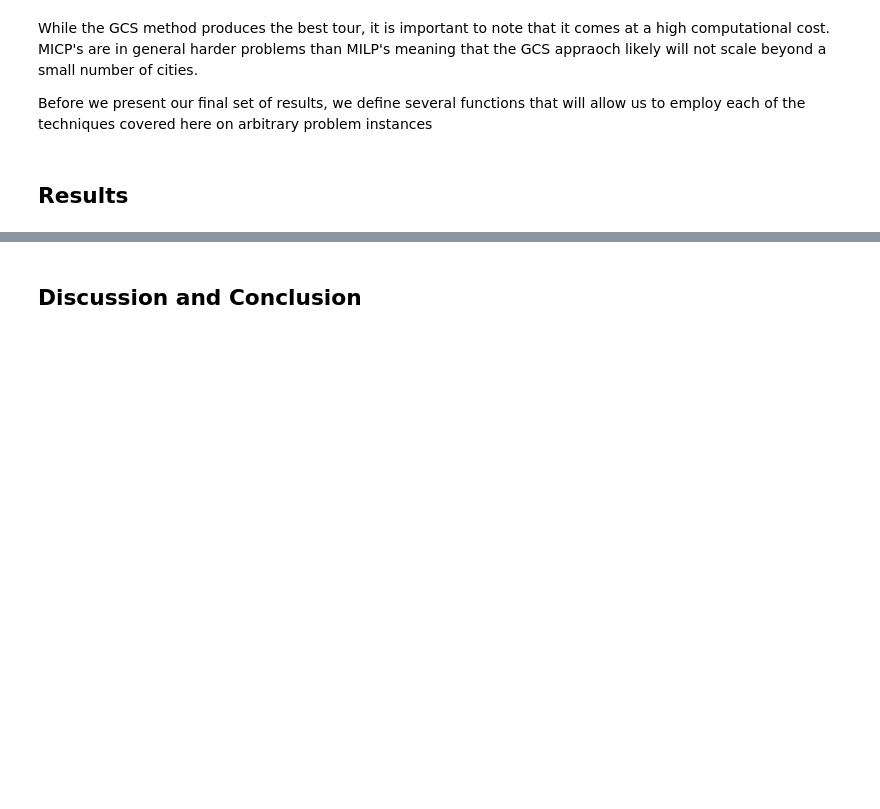
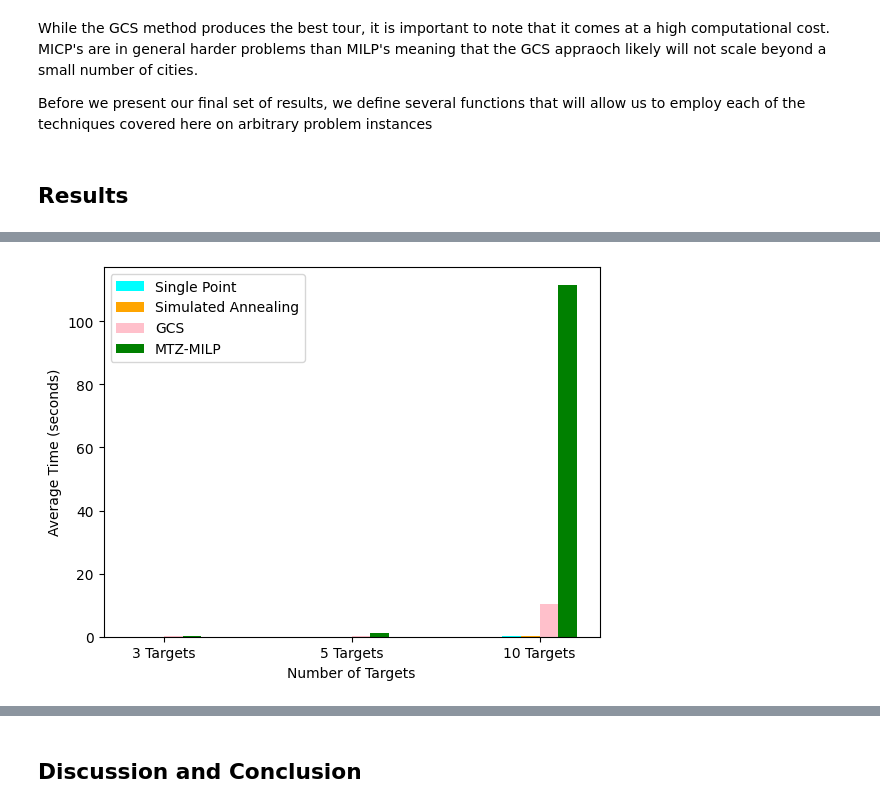
Before and after one commit to rfrost114/GTSP_Heterogeneous_Pursuit, a Jupyter notebook: CMSE831_FinalProjectTemplate.ipynb, the cells around one changed output, grey strips where cells are left out. Cells and saved outputs as stored; diff of their text form; code cells hidden in the pictures; blank space fills up the shorter version.

```diff
--- a/CMSE831_FinalProjectTemplate.ipynb
+++ b/CMSE831_FinalProjectTemplate.ipynb
@@ -1289,0 +1457,17 @@ plt.scatter(sizes, weights, c='b')
+# %%
+x = np.array([1, 2, 3])
+# three_cities = [sps[0], gcss[0], sas[0], milps[0]]
+# five_cities = [sps[1], gcss[1], sas[1], milps[1]]
+# ten_cities = [sps[2], gcss[2], sas[2], milps[2]]
+bar_width = 0.1
+plt.bar(x-0.15, sps, bar_width, color='cyan')
+plt.bar(x-0.05, sas, bar_width, color='orange')
+plt.bar(x+0.05, gcss, bar_width, color='pink')
+plt.bar(x+0.15, milps, bar_width, color='green')
+plt.xticks(x, ['3 Targets', '5 Targets', '10 Targets'])
+plt.xlabel('Number of Targets')
+plt.ylabel('Average Time (seconds)')
+plt.legend(['Single Point', 'Simulated Annealing', 'GCS', 'MTZ-MILP'])
+plt.show()
+# %% [output]
+[figure, added]
```
Also changed, not shown: parts of 24 cells of this notebook.
